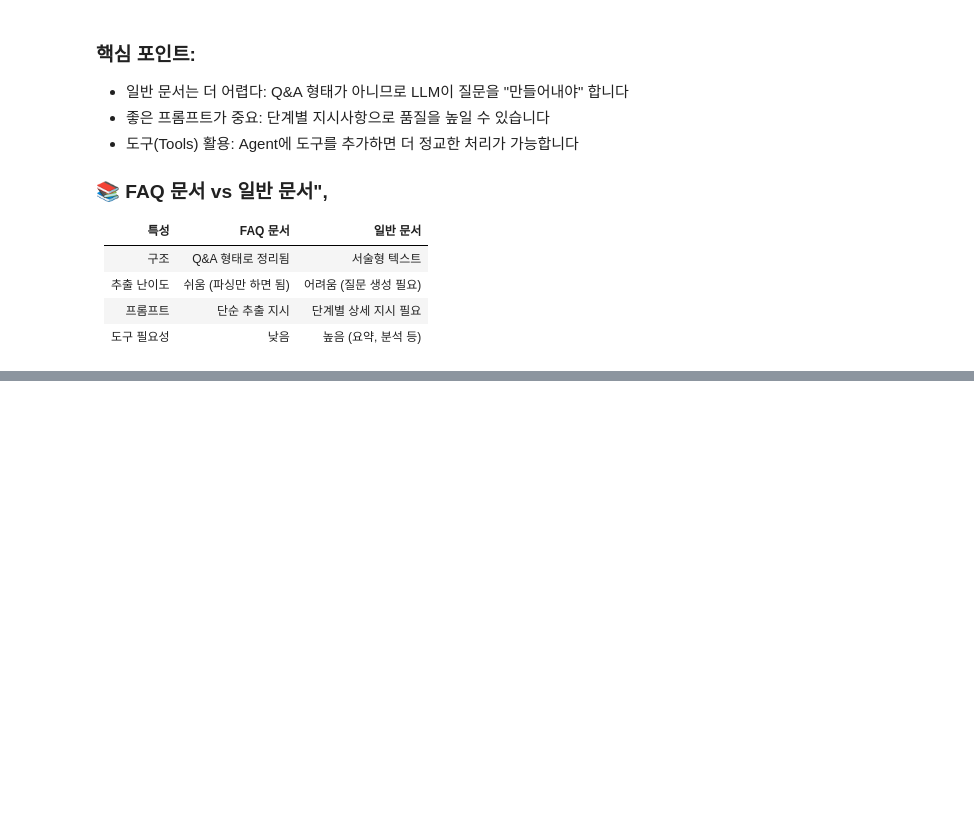
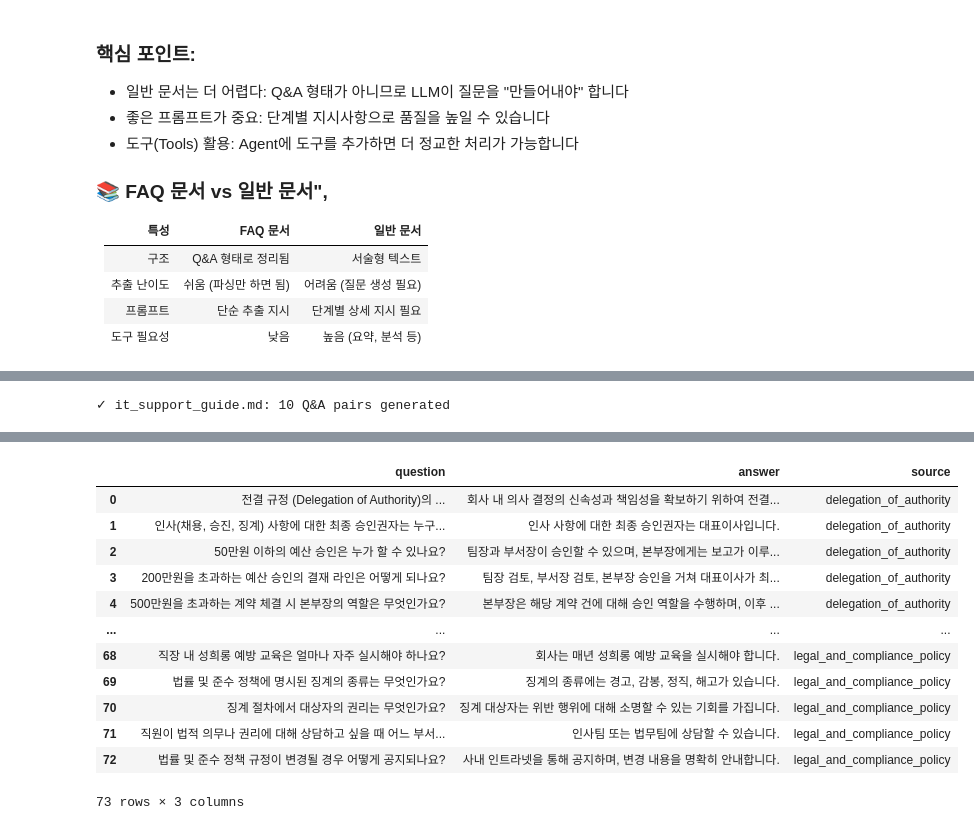
Before and after one commit to KyungbinChoi/LLM_Eval_study, a Jupyter notebook: 03.Custom_agent_with_generic_docs.ipynb, the cells around one changed output, grey strips where cells are left out. Saved outputs shown, nothing was run; the diff lists cells and outputs as text; code cells hidden in the pictures; blank space fills up the shorter version.

Commit message:
custom agent with generic docs  example

```diff
--- a/03.Custom_agent_with_generic_docs.ipynb
+++ b/03.Custom_agent_with_generic_docs.ipynb
@@ -35,0 +55,7 @@ model = ChatGoogleGenerativeAI(
+# %%
+from pathlib import Path
+
+# 직원 복리후생 가이드 문서 (FAQ가 아닌 서술형 문서)
+# 가이드 문서: employee_benefits_and_welfare_guide.md (서술형)
+markdown_path = Path("documents_with_english_titles_md/employee_benefits_and_welfare_guide.md")
+markdown_content = markdown_path.read_text(encoding="utf-8")
@@ -35,0 +209,59 @@ model = ChatGoogleGenerativeAI(
+# %%
+# === 모든 마크다운 파일에 대해 Golden Dataset 생성 (agent_with_tools 사용) ===
+from pathlib import Path
+import pandas as pd
+from tqdm import tqdm
+
+# 모든 마크다운 파일 경로 수집
+markdown_dir = Path("documents_with_english_titles_md")
+markdown_files = sorted(markdown_dir.glob("*.md"))
+
+print(f"Found {len(markdown_files)} markdown files:")
+for f in markdown_files:
+    print(f"  - {f.name}")
+
+# 누적 결과를 저장할 리스트
+all_ground_truths = []
+
+# 각 마크다운 파일에 대해 처리
+for md_file in tqdm(markdown_files, desc="Processing markdown files"):
+    try:
+        # 파일 내용 읽기
+        markdown_content = md_file.read_text(encoding="utf-8")
+
+        # Agent를 사용하여 Golden Dataset 생성
+        dataset = agent.invoke({
+            "messages": [{
+                "role": "user",
+                "content": f"""Generate a ground truth dataset based on the following document:
+{markdown_content}
+"""
+            }]
+        })
+
+        # structured_response에서 Q&A 리스트 추출
+        ground_truths = dataset['structured_response'].ground_truths
+
+        # 각 Q&A의 source 정보 업데이트 (파일명으로 설정)
+        for gt in ground_truths:
+            gt.source = md_file.stem  # 파일명(확장자 제외)을 source로 설정
+            all_ground_truths.append(gt.model_dump())
+
+        print(f"✓ {md_file.name}: {len(ground_truths)} Q&A pairs generated")
+
+    except Exception as e:
+        print(f"✗ Error processing {md_file.name}: {str(e)}")
+
+# 모든 데이터를 하나의 DataFrame으로 통합
+cumulative_df = pd.DataFrame(all_ground_truths)
+
+# CSV로 저장
+output_file = "cumulative_golden_dataset.csv"
+cumulative_df.to_csv(output_file, index=False, encoding="utf-8-sig")
+
+print(f"\n✓ Saved {len(cumulative_df)} total Q&A pairs to {output_file}")
+print(f"\nDataset summary by source:")
+print(cumulative_df['source'].value_counts())
+print(f"\nFirst few rows:")
+cumulative_df
+# %% [output]
@@ -35,0 +281 @@ model = ChatGoogleGenerativeAI(
+✓ it_support_guide.md: 10 Q&A pairs generated
@@ -35,0 +298,13 @@ model = ChatGoogleGenerativeAI(
+|  | question | answer | source |
+| 0 | 전결 규정 (Delegation of Authority)의 ... | 회사 내 의사 결정의 신속성과 책임성을 확보하기 위하여 전결... | delegation_of_authority |
+| 1 | 인사(채용, 승진, 징계) 사항에 대한 최종 승인권자는 누구... | 인사 사항에 대한 최종 승인권자는 대표이사입니다. | delegation_of_authority |
+| 2 | 50만원 이하의 예산 승인은 누가 할 수 있나요? | 팀장과 부서장이 승인할 수 있으며, 본부장에게는 보고가 이루... | delegation_of_authority |
+| 3 | 200만원을 초과하는 예산 승인의 결재 라인은 어떻게 되나요? | 팀장 검토, 부서장 검토, 본부장 승인을 거쳐 대표이사가 최... | delegation_of_authority |
+| 4 | 500만원을 초과하는 계약 체결 시 본부장의 역할은 무엇인가요? | 본부장은 해당 계약 건에 대해 승인 역할을 수행하며, 이후 ... | delegation_of_authority |
+| ... | ... | ... | ... |
+| 68 | 직장 내 성희롱 예방 교육은 얼마나 자주 실시해야 하나요? | 회사는 매년 성희롱 예방 교육을 실시해야 합니다. | legal_and_compliance_policy |
+| 69 | 법률 및 준수 정책에 명시된 징계의 종류는 무엇인가요? | 징계의 종류에는 경고, 감봉, 정직, 해고가 있습니다. | legal_and_compliance_policy |
+| 70 | 징계 절차에서 대상자의 권리는 무엇인가요? | 징계 대상자는 위반 행위에 대해 소명할 수 있는 기회를 가집니다. | legal_and_compliance_policy |
+| 71 | 직원이 법적 의무나 권리에 대해 상담하고 싶을 때 어느 부서... | 인사팀 또는 법무팀에 상담할 수 있습니다. | legal_and_compliance_policy |
+| 72 | 법률 및 준수 정책 규정이 변경될 경우 어떻게 공지되나요? | 사내 인트라넷을 통해 공지하며, 변경 내용을 명확히 안내합니다. | legal_and_compliance_policy |
+73 rows × 3 columns
```
Also changed, not shown: parts of 11 cells of this notebook, 3 other files.
